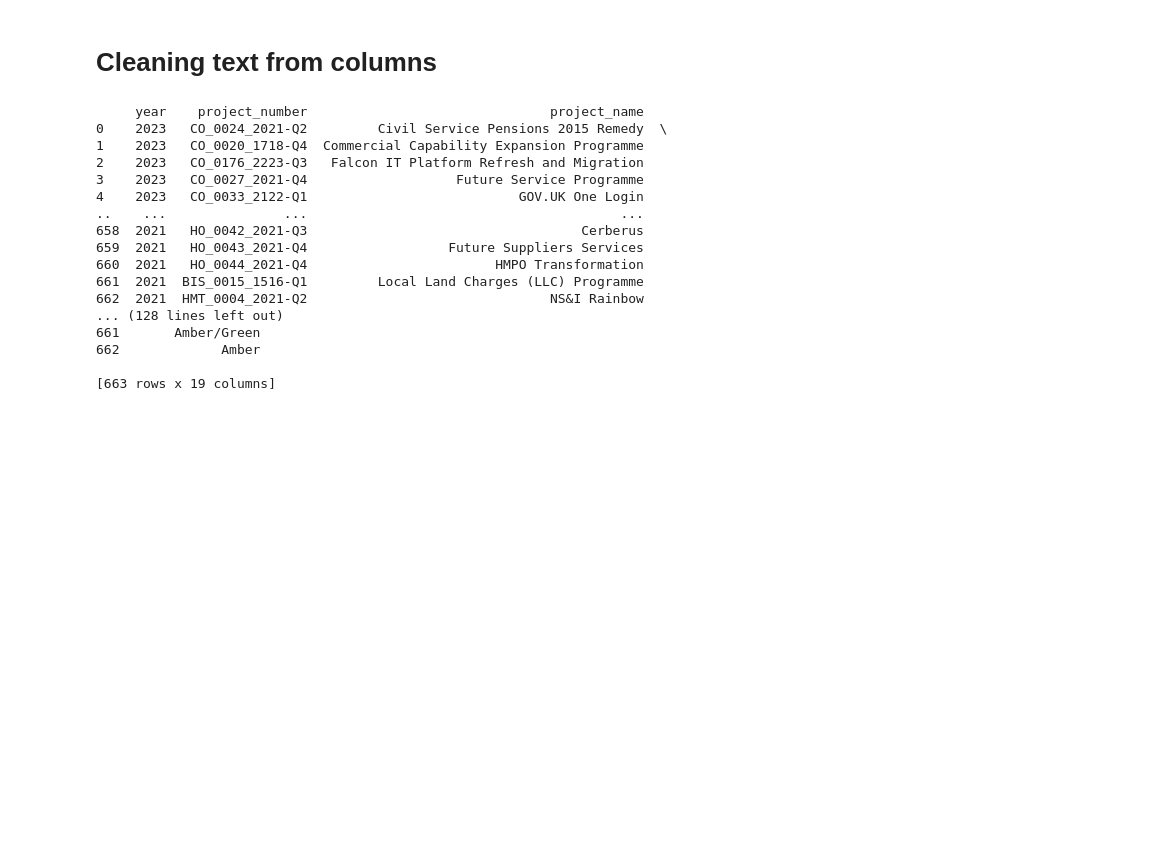
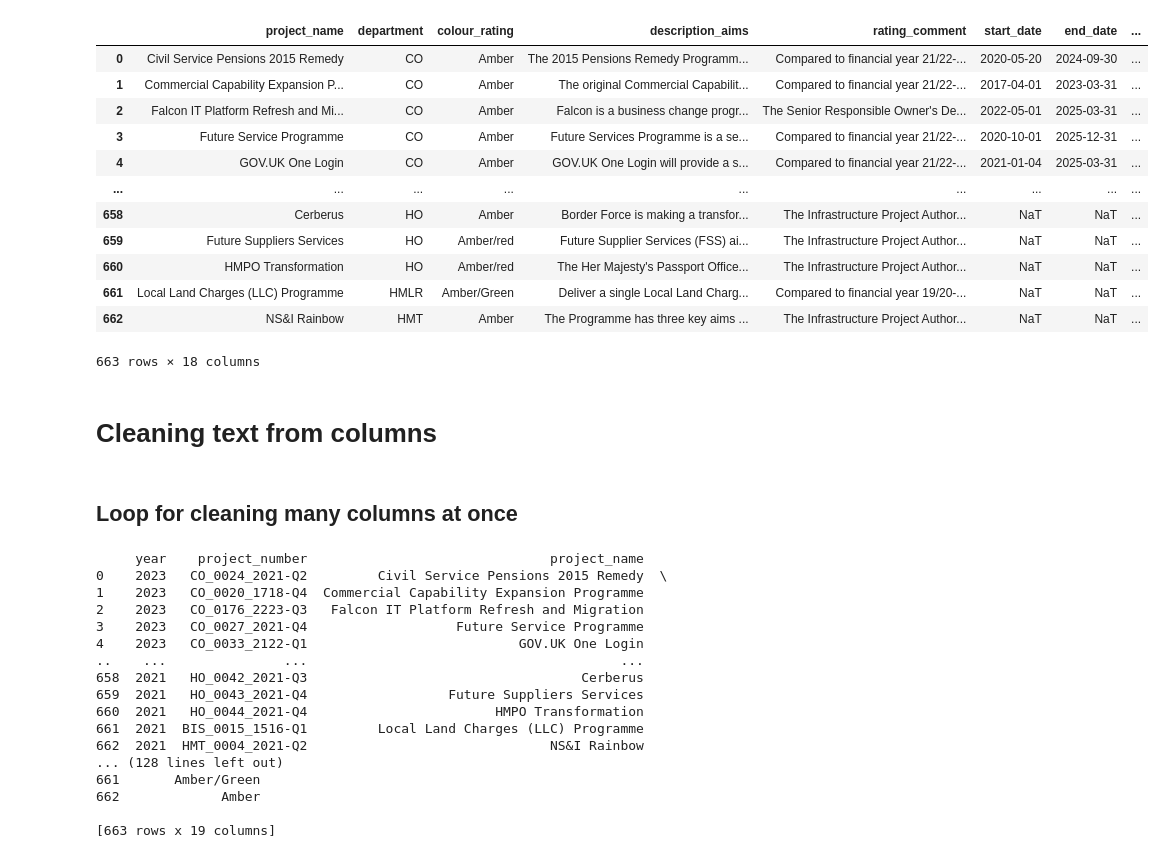
Before and after one commit to rauschgold/ds-bootcamp-capstone-project, a Jupyter notebook: notebooks/playground.ipynb, the cells around one changed output. Saved outputs shown, nothing was run; the diff lists cells and outputs as text; code cells hidden in the pictures; blank space fills up the shorter version.

```diff
--- a/notebooks/playground.ipynb
+++ b/notebooks/playground.ipynb
@@ -11,6 +11,22 @@ result = pd.concat([df_2023, df_2022, df_2021], axis=0, ignore_index=True)
 result['colour_rating_new'] = result['colour_rating'].combine_first(result['colour_rating.1'])
 # %%
 result = result.drop(columns=['colour_rating', 'colour_rating.1'])
+# %%
+result
+# %% [output]
+|  | project_name | department | colour_rating | description_aims | rating_comment | start_date | end_date | ... |
+| 0 | Civil Service Pensions 2015 Remedy | CO | Amber | The 2015 Pensions Remedy Programm... | Compared to financial year 21/22-... | 2020-05-20 | 2024-09-30 | ... |
+| 1 | Commercial Capability Expansion P... | CO | Amber | The original Commercial Capabilit... | Compared to financial year 21/22-... | 2017-04-01 | 2023-03-31 | ... |
+| 2 | Falcon IT Platform Refresh and Mi... | CO | Amber | Falcon is a business change progr... | The Senior Responsible Owner's De... | 2022-05-01 | 2025-03-31 | ... |
+| 3 | Future Service Programme | CO | Amber | Future Services Programme is a se... | Compared to financial year 21/22-... | 2020-10-01 | 2025-12-31 | ... |
+| 4 | GOV.UK One Login | CO | Amber | GOV.UK One Login will provide a s... | Compared to financial year 21/22-... | 2021-01-04 | 2025-03-31 | ... |
+| ... | ... | ... | ... | ... | ... | ... | ... | ... |
+| 658 | Cerberus | HO | Amber | Border Force is making a transfor... | The Infrastructure Project Author... | NaT | NaT | ... |
+| 659 | Future Suppliers Services | HO | Amber/red | Future Supplier Services (FSS) ai... | The Infrastructure Project Author... | NaT | NaT | ... |
+| 660 | HMPO Transformation | HO | Amber/red | The Her Majesty's Passport Office... | The Infrastructure Project Author... | NaT | NaT | ... |
+| 661 | Local Land Charges (LLC) Programme | HMLR | Amber/Green | Deliver a single Local Land Charg... | Compared to financial year 19/20-... | NaT | NaT | ... |
+| 662 | NS&I Rainbow | HMT | Amber | The Programme has three key aims ... | The Infrastructure Project Author... | NaT | NaT | ... |
+663 rows × 18 columns
 # %% [markdown]
 # Cleaning text from columns
 # %%
@@ -19,6 +35,8 @@ result['total_baseline'] = result['total_baseline'].str.replace('Ł', '', regex=
 result['forecast_incl_NGC'] = result['forecast_incl_NGC'].str.replace('Ł', '', regex=False)
 result['yearly_forecast'] = result['yearly_forecast'].str.replace('Ł', '', regex=False)
 result['TOTAL Baseline Benefits (Łm)'] = result['TOTAL Baseline Benefits (Łm)'].str.replace('Ł', '', regex=False)
+# %% [markdown]
+## Loop for cleaning many columns at once
 # %%
 # Definiere eine Funktion, die den gesamten Prozess für eine Zelle übernimmt
 def process_value(value):
```
Also changed, not shown: parts of 1 cell of this notebook.
